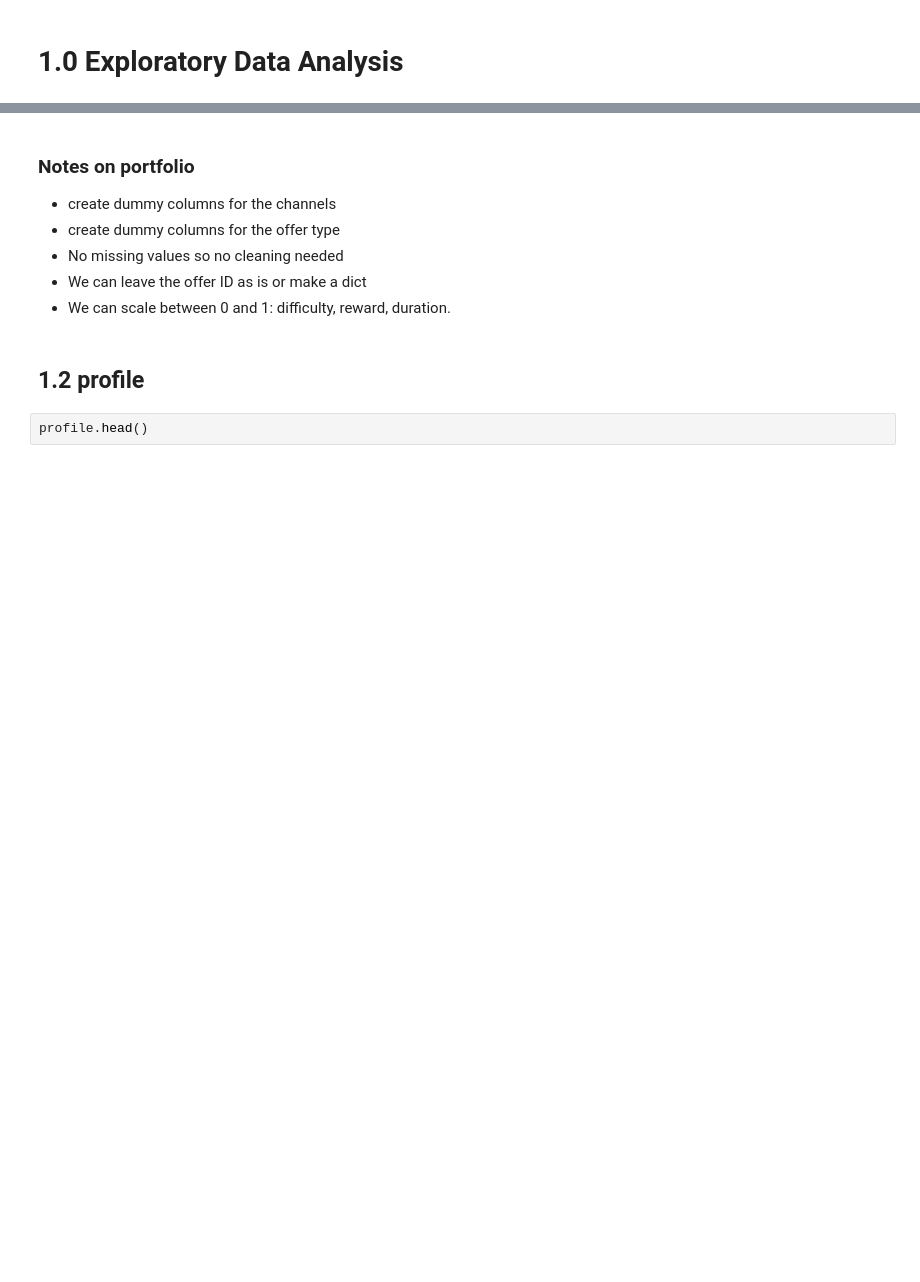
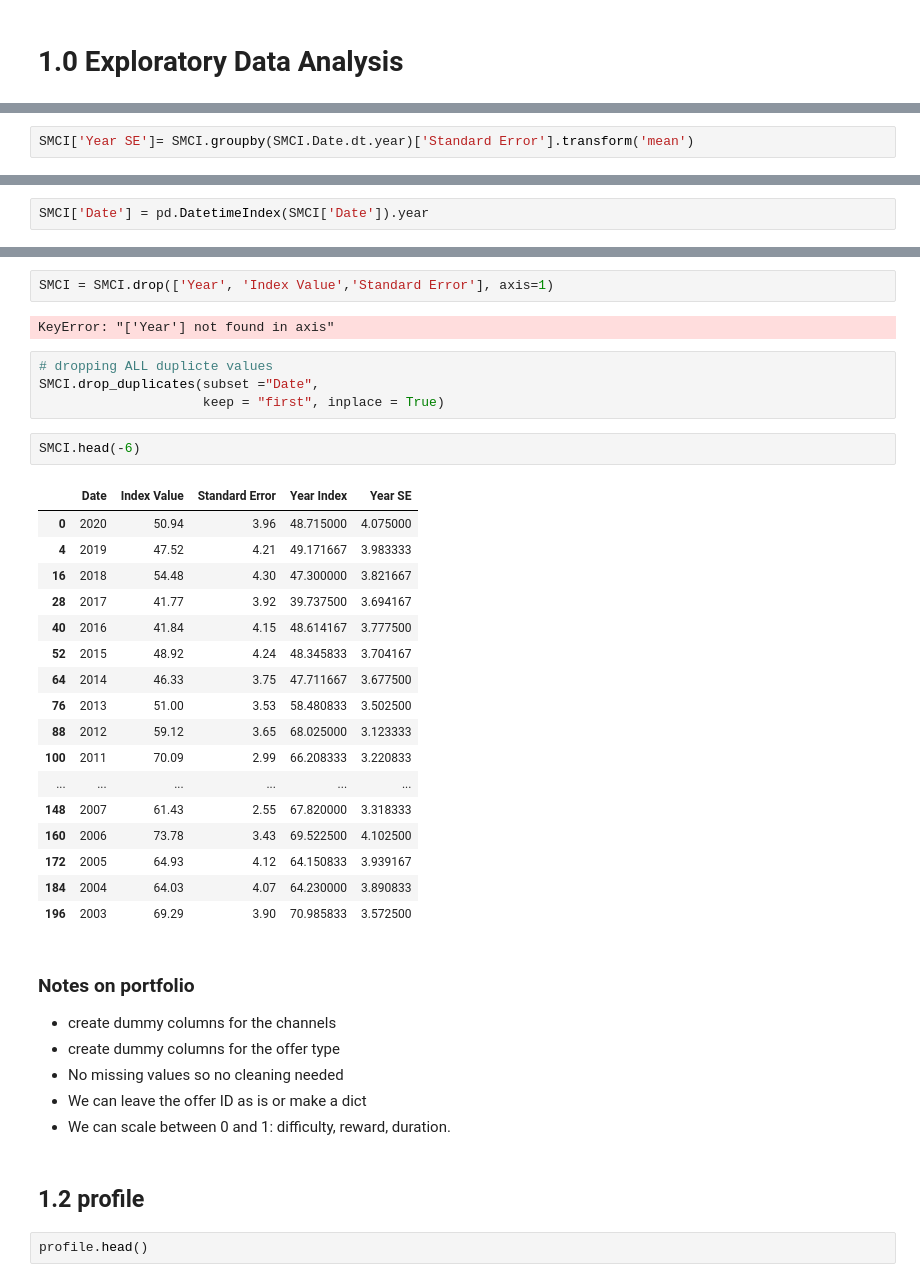
Before and after one commit to pierretd/Stocks-vs-Housing, a Jupyter notebook: 00_Starbucks_Capstone_notebook_Cleaning.ipynb, the cells around one changed output, grey strips where cells are left out. Drawn from its saved outputs; the diff is of its cells as text; blank space fills up the shorter version.

```diff
--- a/00_Starbucks_Capstone_notebook_Cleaning.ipynb
+++ b/00_Starbucks_Capstone_notebook_Cleaning.ipynb
@@ -216,0 +216,2 @@ array(['bogo', 'informational', 'discount'], dtype=object)
+# %%
+SMCI['Year SE']= SMCI.groupby(SMCI.Date.dt.year)['Standard Error'].transform('mean')
@@ -216,0 +227,2 @@ array(['bogo', 'informational', 'discount'], dtype=object)
+# %%
+SMCI['Date'] = pd.DatetimeIndex(SMCI['Date']).year
@@ -217,3 +238,31 @@ array(['bogo', 'informational', 'discount'], dtype=object)
+# %%
+SMCI = SMCI.drop(['Year', 'Index Value','Standard Error'], axis=1)
+# %% [output]
+KeyError: "['Year'] not found in axis"
+# %%
+# dropping ALL duplicte values
+SMCI.drop_duplicates(subset ="Date",
+                     keep = "first", inplace = True)
+# %%
+SMCI.head(-6)
+# %% [output]
+|  | Date | Index Value | Standard Error | Year Index | Year SE |
+| 0 | 2020 | 50.94 | 3.96 | 48.715000 | 4.075000 |
+| 4 | 2019 | 47.52 | 4.21 | 49.171667 | 3.983333 |
+| 16 | 2018 | 54.48 | 4.30 | 47.300000 | 3.821667 |
+| 28 | 2017 | 41.77 | 3.92 | 39.737500 | 3.694167 |
+| 40 | 2016 | 41.84 | 4.15 | 48.614167 | 3.777500 |
+| 52 | 2015 | 48.92 | 4.24 | 48.345833 | 3.704167 |
+| 64 | 2014 | 46.33 | 3.75 | 47.711667 | 3.677500 |
+| 76 | 2013 | 51.00 | 3.53 | 58.480833 | 3.502500 |
+| 88 | 2012 | 59.12 | 3.65 | 68.025000 | 3.123333 |
+| 100 | 2011 | 70.09 | 2.99 | 66.208333 | 3.220833 |
+| ... | ... | ... | ... | ... | ... |
+| 148 | 2007 | 61.43 | 2.55 | 67.820000 | 3.318333 |
+| 160 | 2006 | 73.78 | 3.43 | 69.522500 | 4.102500 |
+| 172 | 2005 | 64.93 | 4.12 | 64.150833 | 3.939167 |
+| 184 | 2004 | 64.03 | 4.07 | 64.230000 | 3.890833 |
+| 196 | 2003 | 69.29 | 3.90 | 70.985833 | 3.572500 |
 # %% [markdown]
 ### Notes on portfolio
 
```
Also changed, not shown: parts of 25 cells of this notebook, 7 other files.
